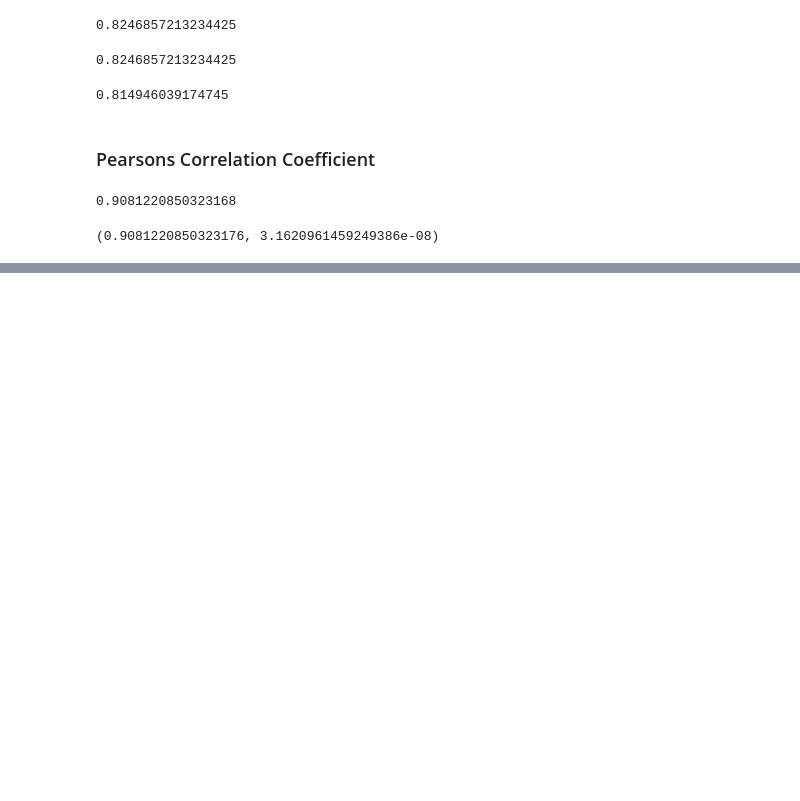
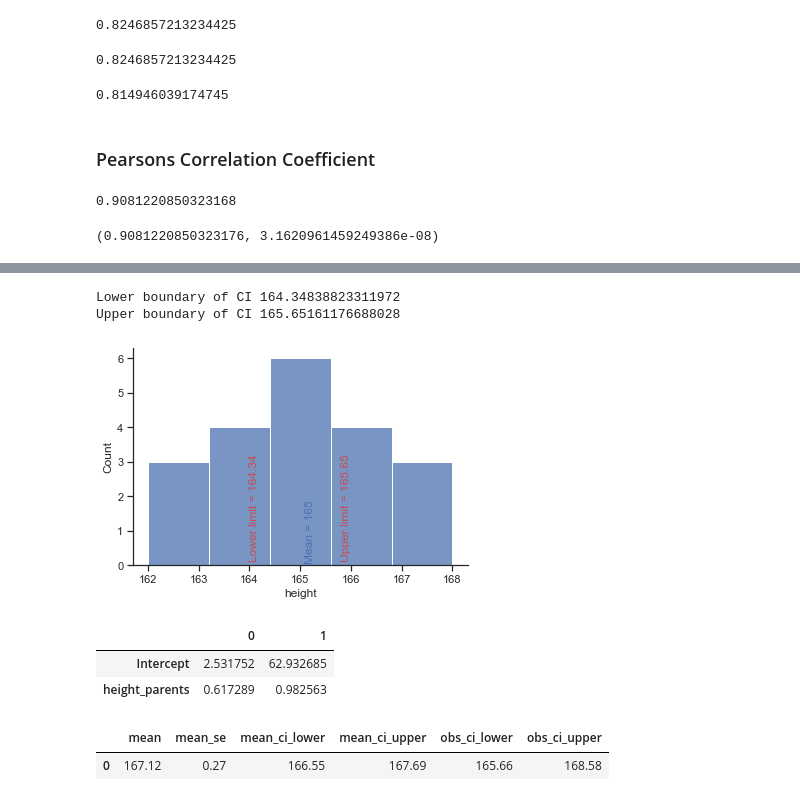
Before and after one commit to lenabinder1001/linear-regression, a Jupyter notebook: notebooks/linear-regression.ipynb, the cells around one changed output, grey strips where cells are left out. Drawn from its saved outputs; the diff is of its cells as text; code cells hidden in the pictures; blank space fills up the shorter version.

```diff
--- a/notebooks/linear-regression.ipynb
+++ b/notebooks/linear-regression.ipynb
@@ -393,0 +550,37 @@ stats.pearsonr(df["height"], df["height_parents"])
+# %%
+# lower boundary
+lb = (df.height.mean() - (1.96*se))
+
+# upper boundary
+up = (df.height.mean() + (1.96*se))
+print('Lower boundary of CI', lb)
+print('Upper boundary of CI', up)
+# %% [output]
+Lower boundary of CI 164.34838823311972
+Upper boundary of CI 165.65161176688028
+# %%
+# draw limits of confidence intervall
+plt = sns.histplot(x="height", data=df, bins=5); # draw a vertical line to mark the mean plt.axvline(165, 0, 1, linewidth=3, color='b'); # add text
+plt.text(165.1, 0.1,'Mean = 165', rotation=90, color='b');
+# draw a vertical line to mark the lower limit of the confidence intervall plt.axvline(164.348388, 0, 1, linewidth=3, color='r');
+# add text
+plt.text(164, 0.15,'Lower limit = 164.34 ', rotation=90, color='r');
+# draw a vertical line to mark the upper limit of the confidence intervall plt.axvline(165.651612, 0, 1, linewidth=3, color='r');
+plt.text(165.8, 0.15,'Upper limit = 165.65', rotation=90, color='r');
+# %% [output]
+[figure, added]
+# %%
+# Obtain confidence interval for fitted parameters
+lm.conf_int(alpha=0.05)
+# %% [output]
+|  | 0 | 1 |
+| Intercept | 2.531752 | 62.932685 |
+| height_parents | 0.617289 | 0.982563 |
+# %%
+# Make a prediction for height when parents average height is 168 cm
+to_predict = pd.DataFrame({'height_parents':[168]})
+results = lm.get_prediction(to_predict)
+round(results.summary_frame(alpha=0.05),2)
+# %% [output]
+|  | mean | mean_se | mean_ci_lower | mean_ci_upper | obs_ci_lower | obs_ci_upper |
+| 0 | 167.12 | 0.27 | 166.55 | 167.69 | 165.66 | 168.58 |
```
Also changed, not shown: parts of 28 cells of this notebook.
